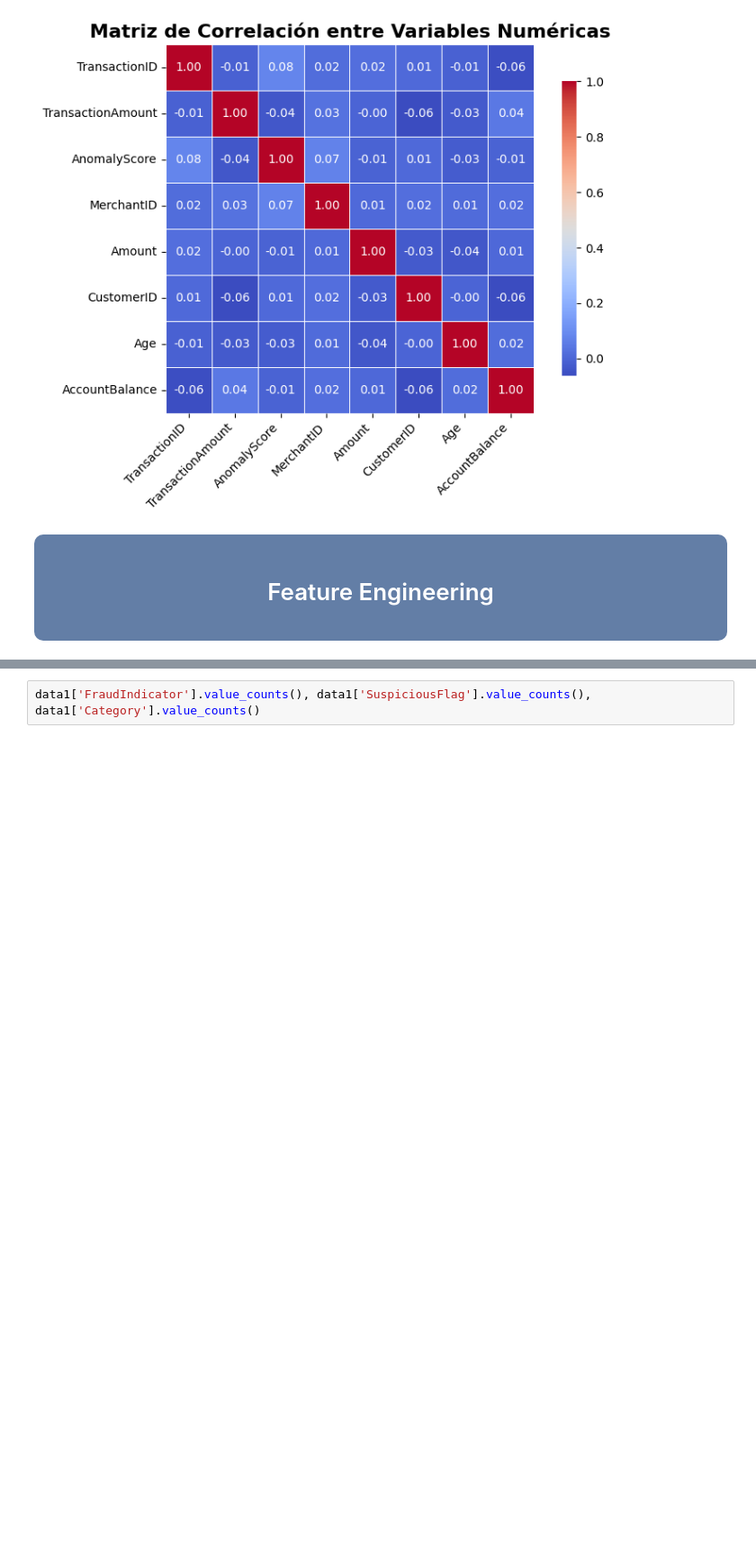
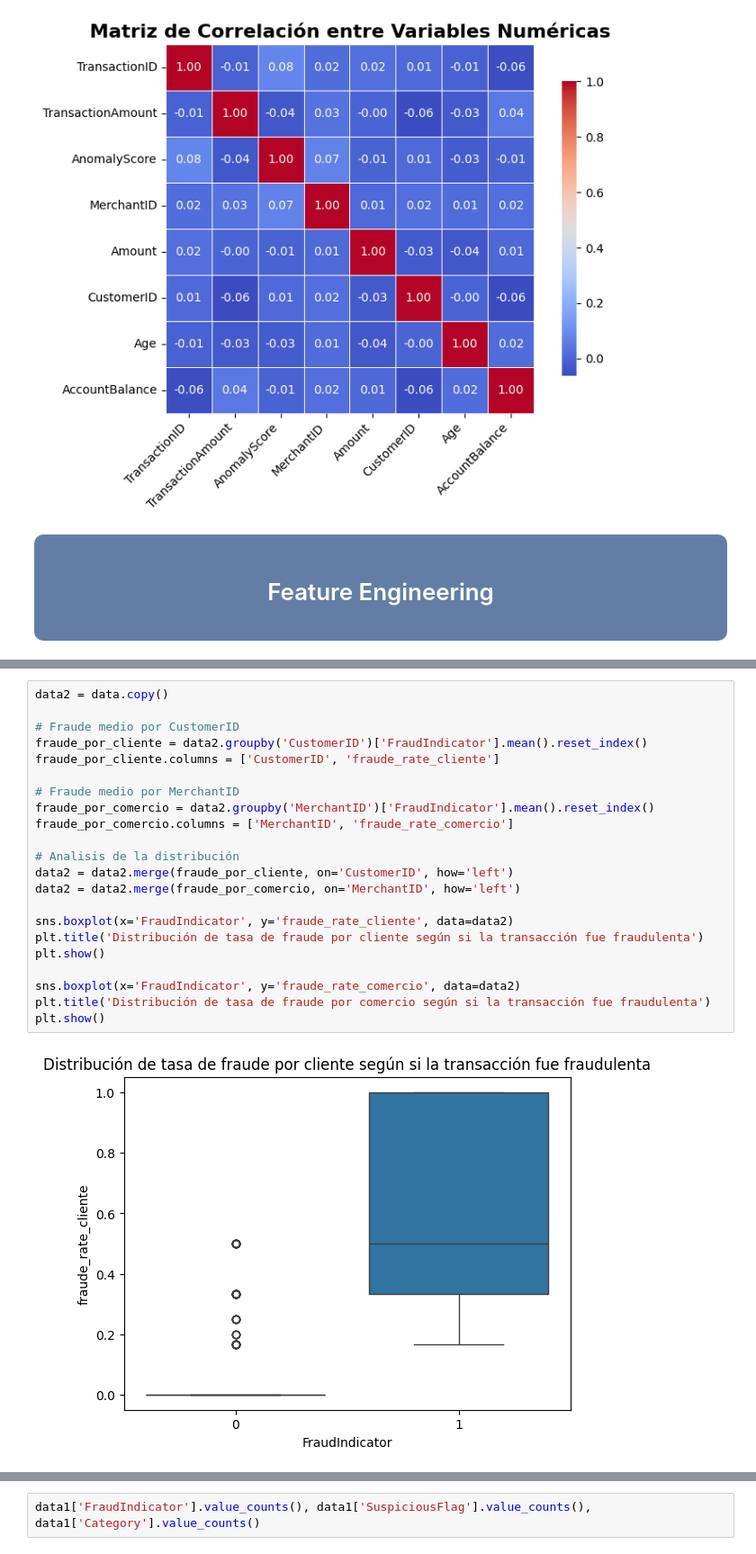
Before and after one commit to Camilabperez/Deteccion-fraude-ML, a Jupyter notebook: training/fraud-detection.ipynb, the cells around one changed output, grey strips where cells are left out. Shown at 90% size. Drawn from its saved outputs; the diff is of its cells as text; blank space fills up the shorter version.

```diff
--- a/training/fraud-detection.ipynb
+++ b/training/fraud-detection.ipynb
@@ -367,0 +367,24 @@ data1.head()
+# %%
+data2 = data.copy()
+
+# Fraude medio por CustomerID
+fraude_por_cliente = data2.groupby('CustomerID')['FraudIndicator'].mean().reset_index()
+fraude_por_cliente.columns = ['CustomerID', 'fraude_rate_cliente']
+
+# Fraude medio por MerchantID
+fraude_por_comercio = data2.groupby('MerchantID')['FraudIndicator'].mean().reset_index()
+fraude_por_comercio.columns = ['MerchantID', 'fraude_rate_comercio']
+
+# Analisis de la distribución
+data2 = data2.merge(fraude_por_cliente, on='CustomerID', how='left')
+data2 = data2.merge(fraude_por_comercio, on='MerchantID', how='left')
+
+sns.boxplot(x='FraudIndicator', y='fraude_rate_cliente', data=data2)
+plt.title('Distribución de tasa de fraude por cliente según si la transacción fue fraudulenta')
+plt.show()
+
+sns.boxplot(x='FraudIndicator', y='fraude_rate_comercio', data=data2)
+plt.title('Distribución de tasa de fraude por comercio según si la transacción fue fraudulenta')
+plt.show()
+# %% [output]
+[figure, added]
```
Also changed, not shown: parts of 34 cells of this notebook, 13 other files.
